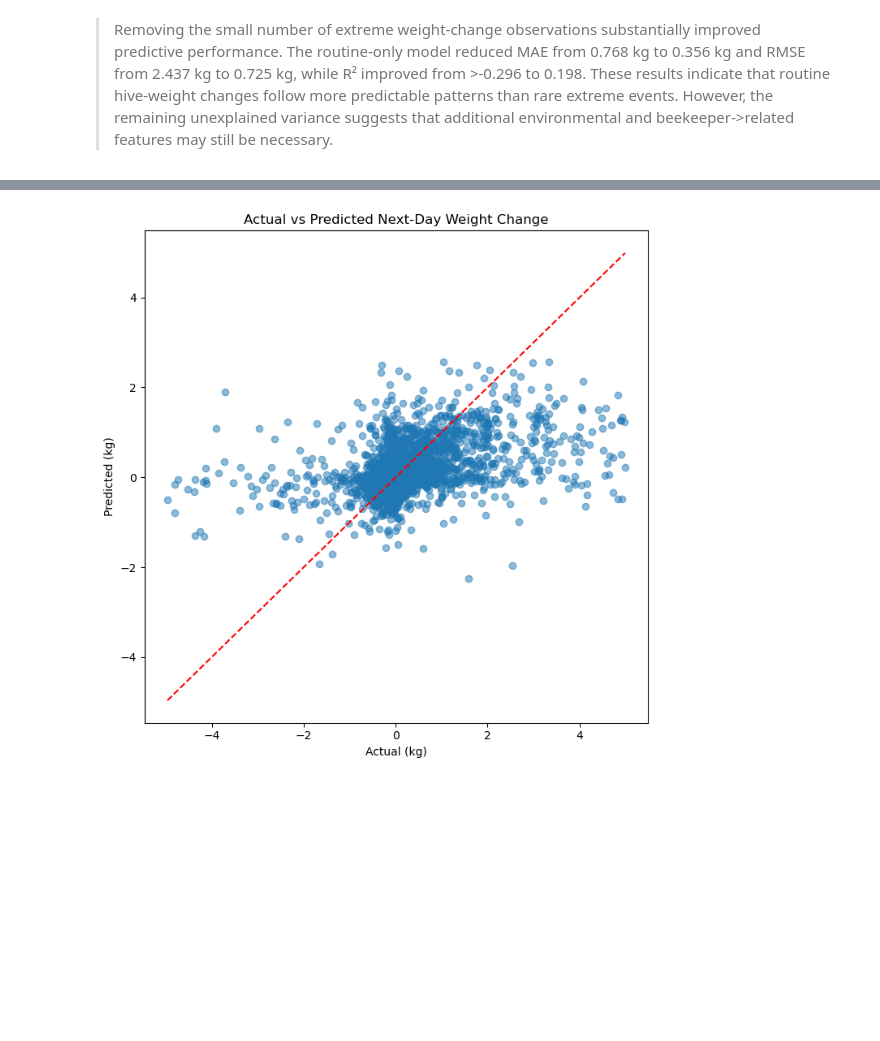
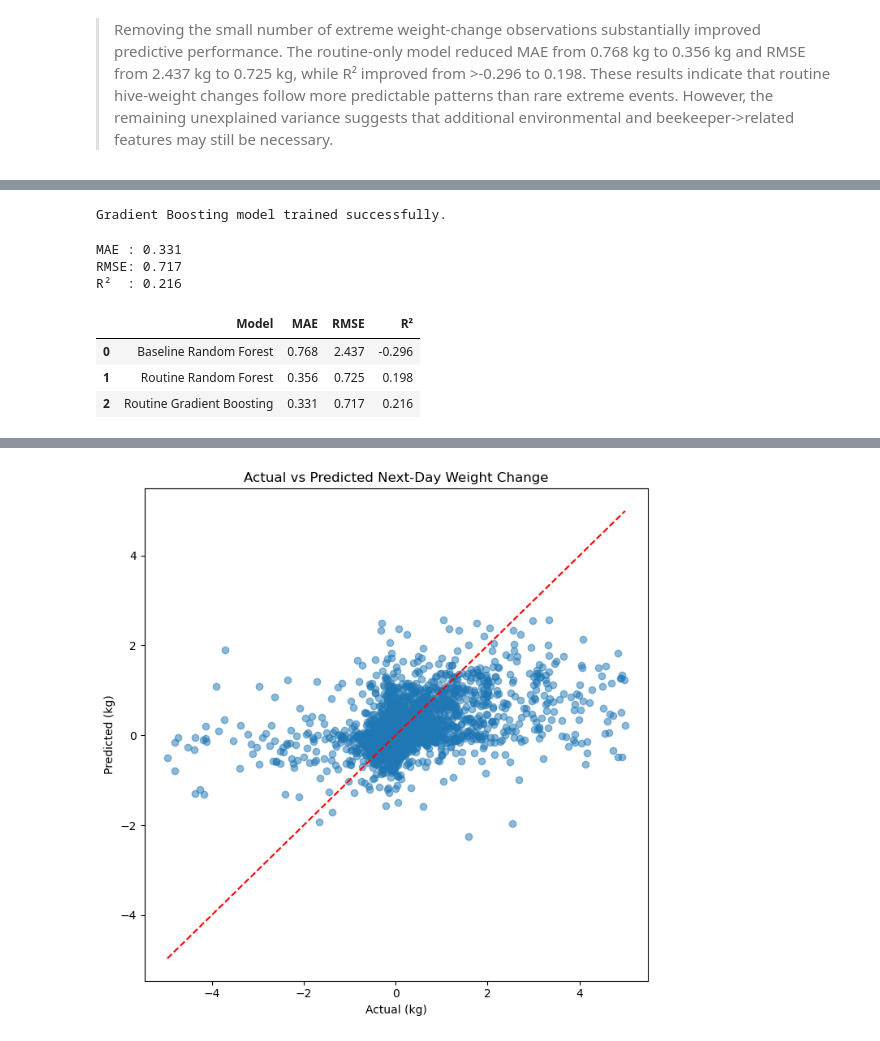
Before and after one commit to stephfn/honey-yield-predictive-model, a Jupyter notebook: Stephanie_Work/Model_Experiments.ipynb, the cells around one changed output, grey strips where cells are left out. Drawn from its saved outputs; the diff is of its cells as text; code cells hidden in the pictures; blank space fills up the shorter version.

```diff
--- a/Stephanie_Work/Model_Experiments.ipynb
+++ b/Stephanie_Work/Model_Experiments.ipynb
@@ -457,0 +464,16 @@ comparison
+# %%
+gradient_boosting = GradientBoostingRegressor(
+    n_estimators=200,
+    learning_rate=0.05,
+    max_depth=3,
+    random_state=42
+)
+
+gradient_boosting.fit(
+    X_train,
+    y_train
+)
+
+print("Gradient Boosting model trained successfully.")
+# %% [output]
+Gradient Boosting model trained successfully.
@@ -457,0 +482,53 @@ comparison
+# %%
+gb_mae = mean_absolute_error(
+    y_test,
+    gb_predictions
+)
+
+gb_rmse = root_mean_squared_error(
+    y_test,
+    gb_predictions
+)
+
+gb_r2 = r2_score(
+    y_test,
+    gb_predictions
+)
+
+print(f"MAE : {gb_mae:.3f}")
+print(f"RMSE: {gb_rmse:.3f}")
+print(f"R²  : {gb_r2:.3f}")
+# %% [output]
+MAE : 0.331
+RMSE: 0.717
+R²  : 0.216
+# %%
+model_comparison = pd.DataFrame({
+    "Model": [
+        "Baseline Random Forest",
+        "Routine Random Forest",
+        "Routine Gradient Boosting"
+    ],
+    "MAE": [
+        mae,
+        routine_mae,
+        gb_mae
+    ],
+    "RMSE": [
+        rmse,
+        routine_rmse,
+        gb_rmse
+    ],
+    "R²": [
+        r2,
+        routine_r2,
+        gb_r2
+    ]
+}).round(3)
+
+model_comparison
+# %% [output]
+|  | Model | MAE | RMSE | R² |
+| 0 | Baseline Random Forest | 0.768 | 2.437 | -0.296 |
+| 1 | Routine Random Forest | 0.356 | 0.725 | 0.198 |
+| 2 | Routine Gradient Boosting | 0.331 | 0.717 | 0.216 |
```
Also changed, not shown: parts of 22 cells of this notebook.
